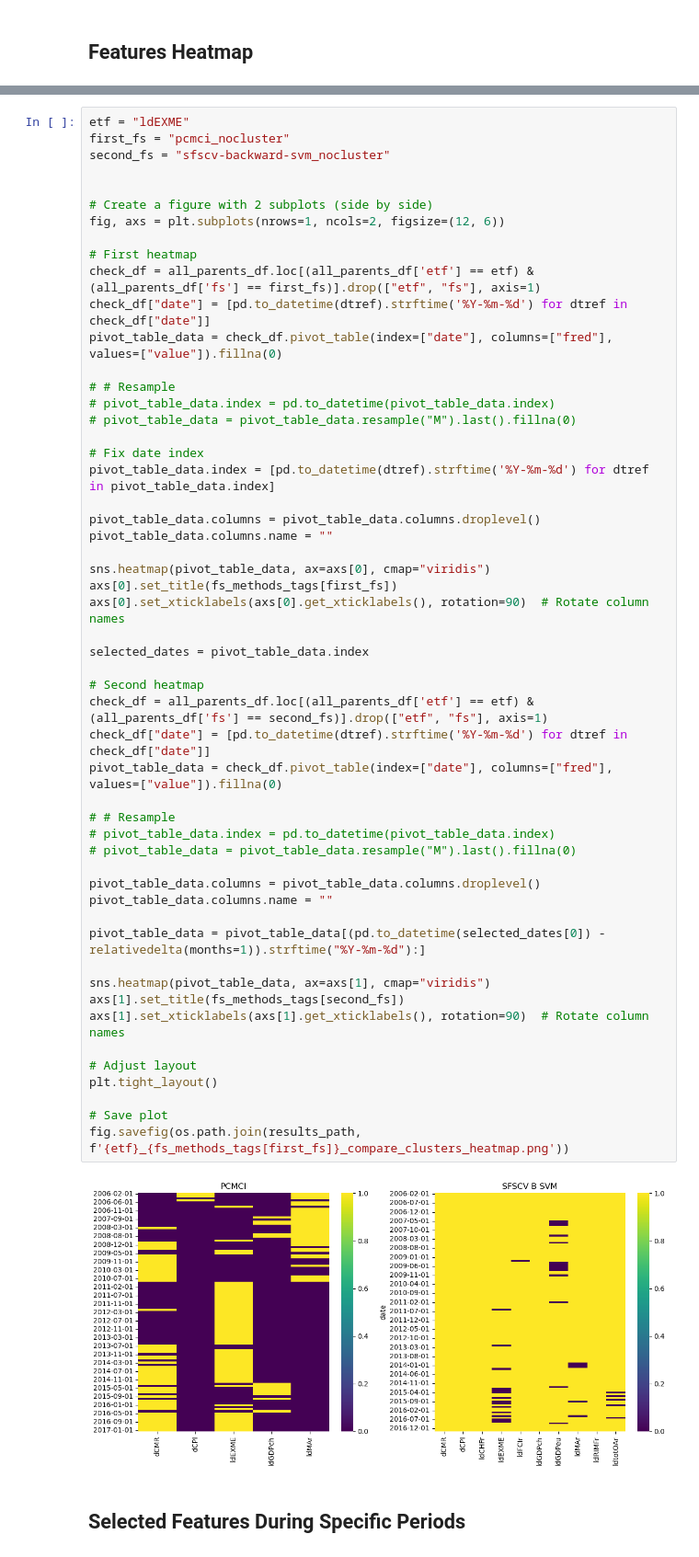
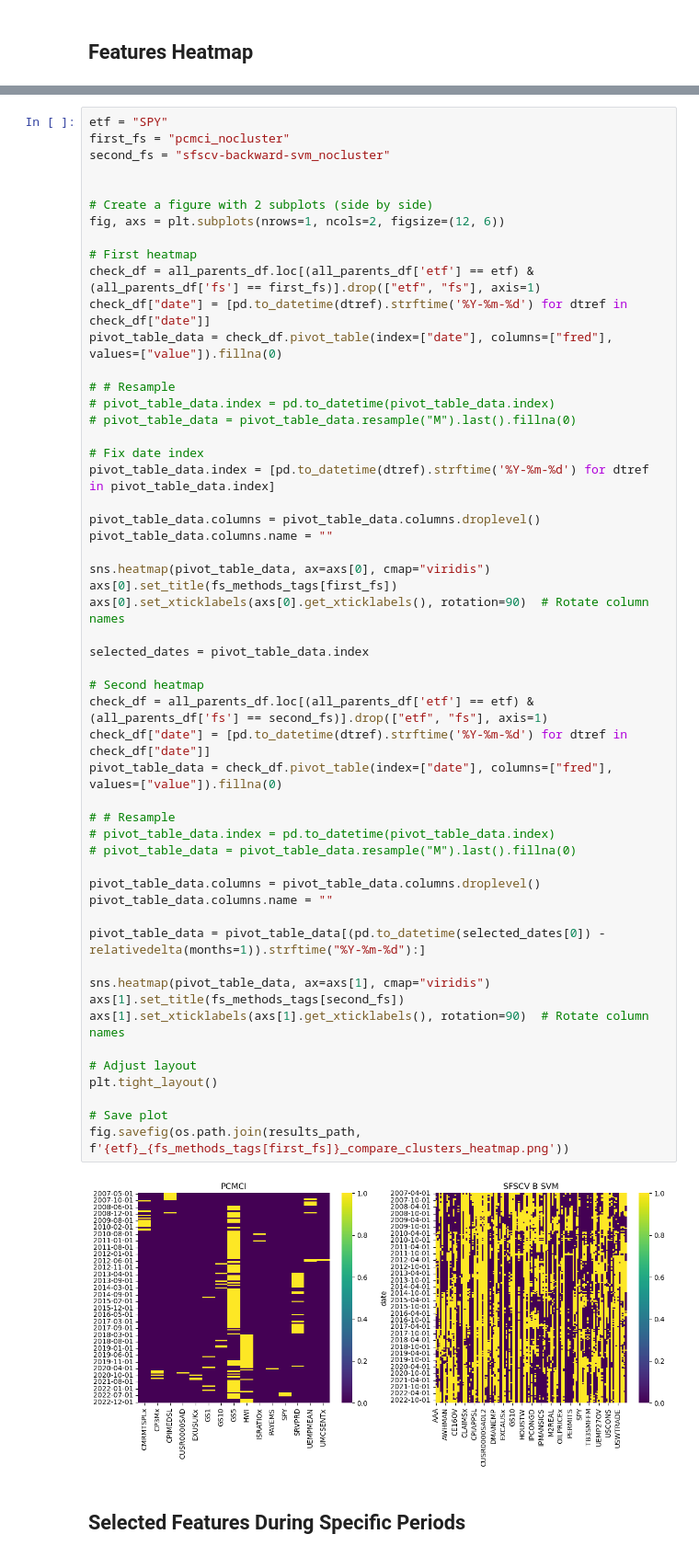
Before and after one commit to dcuoliveira/cml-fin, a Jupyter notebook: src/results_report_forecasting.ipynb, the cells around one changed output, grey strips where cells are left out. Shown at 92% size. Cells and saved outputs as stored; diff of their text form.

```diff
--- a/src/results_report_forecasting.ipynb
+++ b/src/results_report_forecasting.ipynb
@@ -479,5 +456,5 @@ fig.savefig(os.path.join(results_path, f'{etf}_{fs_methods_tags[first_fs]}_compa
 # %%
-etf = "ldEXME"
+etf = "SPY"
 first_fs = "pcmci_nocluster"
 second_fs = "sfscv-backward-svm_nocluster"
 
@@ -503,34 +480,34 @@ pivot_table_data.columns.name = ""
 sns.heatmap(pivot_table_data, ax=axs[0], cmap="viridis")
 axs[0].set_title(fs_methods_tags[first_fs])
 axs[0].set_xticklabels(axs[0].get_xticklabels(), rotation=90)  # Rotate column names
 
 selected_dates = pivot_table_data.index
 
 # Second heatmap
 check_df = all_parents_df.loc[(all_parents_df['etf'] == etf) & (all_parents_df['fs'] == second_fs)].drop(["etf", "fs"], axis=1)
 check_df["date"] = [pd.to_datetime(dtref).strftime('%Y-%m-%d') for dtref in check_df["date"]]
 pivot_table_data = check_df.pivot_table(index=["date"], columns=["fred"], values=["value"]).fillna(0)
 
 # # Resample
 # pivot_table_data.index = pd.to_datetime(pivot_table_data.index)
 # pivot_table_data = pivot_table_data.resample("M").last().fillna(0)
 
 pivot_table_data.columns = pivot_table_data.columns.droplevel()
 pivot_table_data.columns.name = ""
 
 pivot_table_data = pivot_table_data[(pd.to_datetime(selected_dates[0]) - relativedelta(months=1)).strftime("%Y-%m-%d"):]
 
 sns.heatmap(pivot_table_data, ax=axs[1], cmap="viridis")
 axs[1].set_title(fs_methods_tags[second_fs])
 axs[1].set_xticklabels(axs[1].get_xticklabels(), rotation=90)  # Rotate column names
 
 # Adjust layout
 plt.tight_layout()
 
 # Save plot
 fig.savefig(os.path.join(results_path, f'{etf}_{fs_methods_tags[first_fs]}_compare_clusters_heatmap.png'))
 # %% [output]
-[figure, old version]
+[figure, new version]
 # %% [markdown]
 ## Selected Features During Specific Periods
 # %%
```
Also changed, not shown: parts of 10 cells of this notebook, 15 other files.
